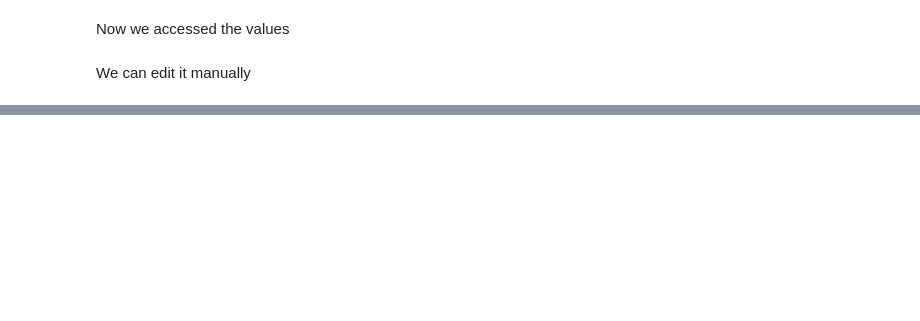
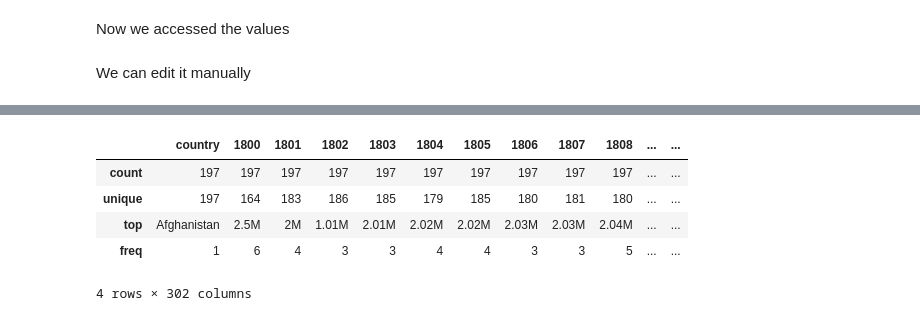
Before and after one commit to AhmedAdel7472/IBM, a Jupyter notebook: PythonForDataScience/Lecture 10.ipynb, the cells around one changed output, grey strips where cells are left out. Saved outputs shown, nothing was run; the diff lists cells and outputs as text; code cells hidden in the pictures; blank space fills up the shorter version.

```diff
--- a/PythonForDataScience/Lecture 10.ipynb
+++ b/PythonForDataScience/Lecture 10.ipynb
@@ -158,0 +283,9 @@ memory usage: 4.1+ MB
+# %%
+df.describe(include='all')
+# %% [output]
+|  | country | 1800 | 1801 | 1802 | 1803 | 1804 | 1805 | 1806 | 1807 | 1808 | ... | ... |
+| count | 197 | 197 | 197 | 197 | 197 | 197 | 197 | 197 | 197 | 197 | ... | ... |
+| unique | 197 | 164 | 183 | 186 | 185 | 179 | 185 | 180 | 181 | 180 | ... | ... |
+| top | Afghanistan | 2.5M | 2M | 1.01M | 2.01M | 2.02M | 2.02M | 2.03M | 2.03M | 2.04M | ... | ... |
+| freq | 1 | 6 | 4 | 3 | 3 | 4 | 4 | 3 | 3 | 5 | ... | ... |
+4 rows × 302 columns
```
Also changed, not shown: parts of 30 cells of this notebook.
